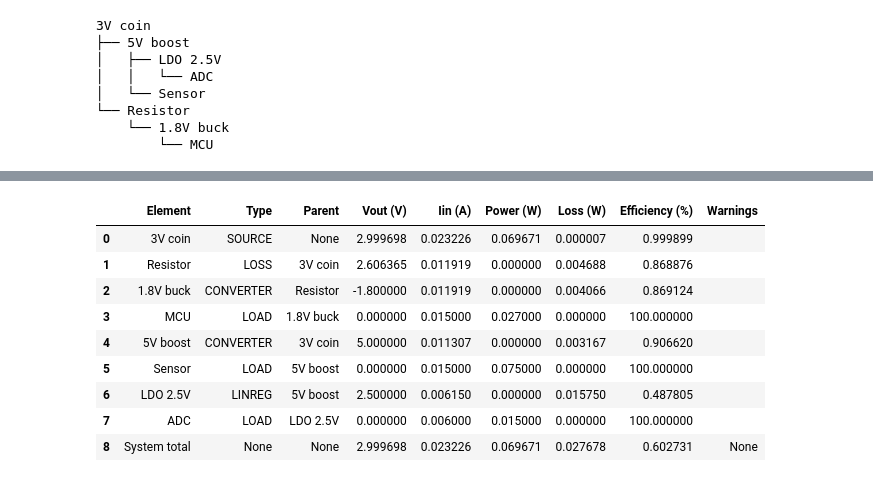
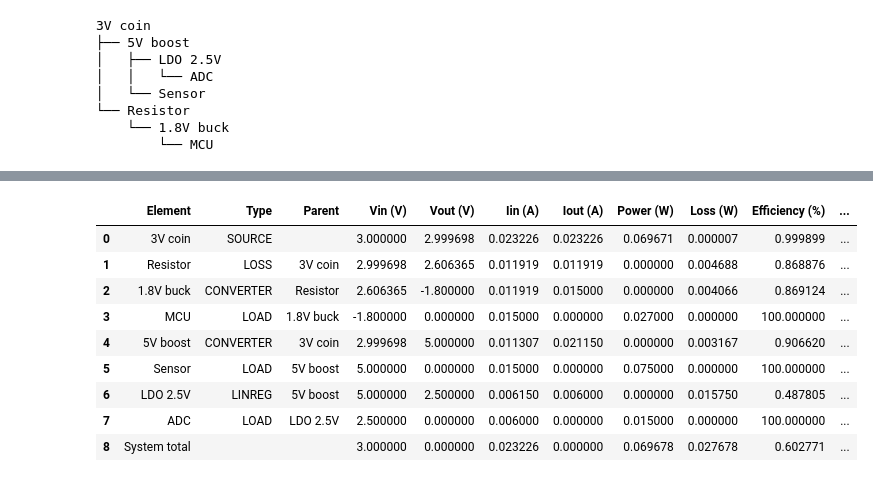
Before and after one commit to geddy11/tmp_sl, a Jupyter notebook: work/sysLoss.ipynb, the cells around one changed output, grey strips where cells are left out. Saved outputs shown, nothing was run; the diff lists cells and outputs as text; code cells hidden in the pictures.

```diff
--- a/work/sysLoss.ipynb
+++ b/work/sysLoss.ipynb
@@ -707,7 +721,6 @@ class System:
         """Analyze system"""
         # create lists of element realtionships for use by __sys_function()
         self.__nodes = self.__get_nodes()
-        #print(self.__nodes)
         self.__edges = self.__get_edges()
         self.__childs_f = self.__get_childs(rev = False)
         self.__childs_b = self.__get_childs(rev = True)
@@ -727,7 +740,7 @@ class System:
 
         # calculate results for each node
         res = {}
-        names, parent, typ, pwr, loss, eff, warn = [], [], [], [], [], [], []
+        names, parent, typ, pwr, loss, eff, warn, vsi, iso = [], [], [], [], [], [], [], [], []
         for n in self.__nodes: # [vi, vo, ii, io]
             names += [self.g[n].params['name']]
             vi = v[n]
@@ -737,8 +750,9 @@ class System:
 
             if n == 0: # root
                 #p, l, e = self.g[n].solv_pwr_loss(v[n], v[n], i[n], i[n])
-                parent += [None]
+                parent += ['']
                 #print(n, v[n], v[n], i[n], i[n], p, l)
+                vi = v[n] + self.g[n].params['rs'] * ii
             elif self.__leaves[n] == 1: # leaf
                 #p, l, e = self.g[n].solv_pwr_loss(v[self.__parents[n]], v[n], i[n], 0.0)
                 vi = v[self.__parents[n]]
@@ -761,29 +775,36 @@ class System:
             eff += [e]
             typ += [self.g[n].element_type.name]
             warn += [self.g[n]._solv_get_warns(vi, vo, ii, io)]
+            vsi += [vi]
+            iso += [io]
 
         # remove unused node indices
-        vc, ic = [], []
+        vso, isi = [], []
         for n in range(len(v)):
             if n in self.__nodes:
-                vc += [v[n]]
-                ic += [i[n]]
+                vso += [v[n]]
+                isi += [i[n]]
 
         # report
         res['Element'] = names
         res['Type'] = typ
         res['Parent'] = parent
-        res['Vout (V)'] = vc
-        res['Iin (A)'] = ic
+        res['Vin (V)'] = vsi
+        res['Vout (V)'] = vso
+        res['Iin (A)'] = isi
+        res['Iout (A)'] = iso
         res['Power (W)'] = pwr #[res['Power (W)'].sum() - res['Power (W)'][0]]
         res['Loss (W)'] = loss #[res['Loss (W)'].sum()]
         res['Efficiency (%)'] = eff
         res['Warnings'] = warn
         #print(res)
         df = pd.DataFrame(res)
-        tpwr = abs(v[0] * i[0])
+        tpwr = abs(vsi[0] * i[0])
         tloss = df['Loss (W)'].sum()
-        df.loc[len(df)] = ['System total', None, None, v[0], i[0], tpwr, tloss, (tpwr - tloss)/tpwr, None]
+        w = 'None'
+        if sum(df['Warnings'] != '') > 0:
+            w = 'Yes'
+        df.loc[len(df)] = ['System total', '', '', vsi[0], 0.0, i[0], 0.0, tpwr, tloss, (tpwr - tloss)/tpwr, w]
 
         return df
 # %% [markdown]
@@ -797,7 +818,7 @@ case1.add_element('1.8V buck', element=PLoad('MCU', pwr=27e-3))
 case1.add_element('3V coin', element=Converter('5V boost', vo=5, eff=0.91, iq=42e-6))
 case1.add_element('5V boost', element=ILoad('Sensor', ii=15e-3))
 case1.add_element('5V boost', element=LinReg('LDO 2.5V', vo=2.5, vdrop=0.27, iq=150e-6))
-case1.add_element('LDO 2.5V', element=Load('ADC', pwr=15e-3))
+case1.add_element('LDO 2.5V', element=PLoad('ADC', pwr=15e-3))
 #case1.g.attrs
 case1.tree()
 # %% [output]
@@ -831,13 +833,14 @@ case1.tree()
 # %%
-case1.solve()
+df = case1.solve()
+df
 # %% [output]
-|  | Element | Type | Parent | Vout (V) | Iin (A) | Power (W) | Loss (W) | Efficiency (%) | Warnings |
-| 0 | 3V coin | SOURCE | None | 2.999698 | 0.023226 | 0.069671 | 0.000007 | 0.999899 |  |
-| 1 | Resistor | LOSS | 3V coin | 2.606365 | 0.011919 | 0.000000 | 0.004688 | 0.868876 |  |
-| 2 | 1.8V buck | CONVERTER | Resistor | -1.800000 | 0.011919 | 0.000000 | 0.004066 | 0.869124 |  |
-| 3 | MCU | LOAD | 1.8V buck | 0.000000 | 0.015000 | 0.027000 | 0.000000 | 100.000000 |  |
-| 4 | 5V boost | CONVERTER | 3V coin | 5.000000 | 0.011307 | 0.000000 | 0.003167 | 0.906620 |  |
-| 5 | Sensor | LOAD | 5V boost | 0.000000 | 0.015000 | 0.075000 | 0.000000 | 100.000000 |  |
-| 6 | LDO 2.5V | LINREG | 5V boost | 2.500000 | 0.006150 | 0.000000 | 0.015750 | 0.487805 |  |
-| 7 | ADC | LOAD | LDO 2.5V | 0.000000 | 0.006000 | 0.015000 | 0.000000 | 100.000000 |  |
-| 8 | System total | None | None | 2.999698 | 0.023226 | 0.069671 | 0.027678 | 0.602731 | None |
+|  | Element | Type | Parent | Vin (V) | Vout (V) | Iin (A) | Iout (A) | Power (W) | Loss (W) | Efficiency (%) | ... |
+| 0 | 3V coin | SOURCE |  | 3.000000 | 2.999698 | 0.023226 | 0.023226 | 0.069671 | 0.000007 | 0.999899 | ... |
+| 1 | Resistor | LOSS | 3V coin | 2.999698 | 2.606365 | 0.011919 | 0.011919 | 0.000000 | 0.004688 | 0.868876 | ... |
+| 2 | 1.8V buck | CONVERTER | Resistor | 2.606365 | -1.800000 | 0.011919 | 0.015000 | 0.000000 | 0.004066 | 0.869124 | ... |
+| 3 | MCU | LOAD | 1.8V buck | -1.800000 | 0.000000 | 0.015000 | 0.000000 | 0.027000 | 0.000000 | 100.000000 | ... |
+| 4 | 5V boost | CONVERTER | 3V coin | 2.999698 | 5.000000 | 0.011307 | 0.021150 | 0.000000 | 0.003167 | 0.906620 | ... |
+| 5 | Sensor | LOAD | 5V boost | 5.000000 | 0.000000 | 0.015000 | 0.000000 | 0.075000 | 0.000000 | 100.000000 | ... |
+| 6 | LDO 2.5V | LINREG | 5V boost | 5.000000 | 2.500000 | 0.006150 | 0.006000 | 0.000000 | 0.015750 | 0.487805 | ... |
+| 7 | ADC | LOAD | LDO 2.5V | 2.500000 | 0.000000 | 0.006000 | 0.000000 | 0.015000 | 0.000000 | 100.000000 | ... |
+| 8 | System total |  |  | 3.000000 | 0.000000 | 0.023226 | 0.000000 | 0.069678 | 0.027678 | 0.602771 | ... |
```
Also changed, not shown: parts of 9 cells of this notebook, 4 other files.
